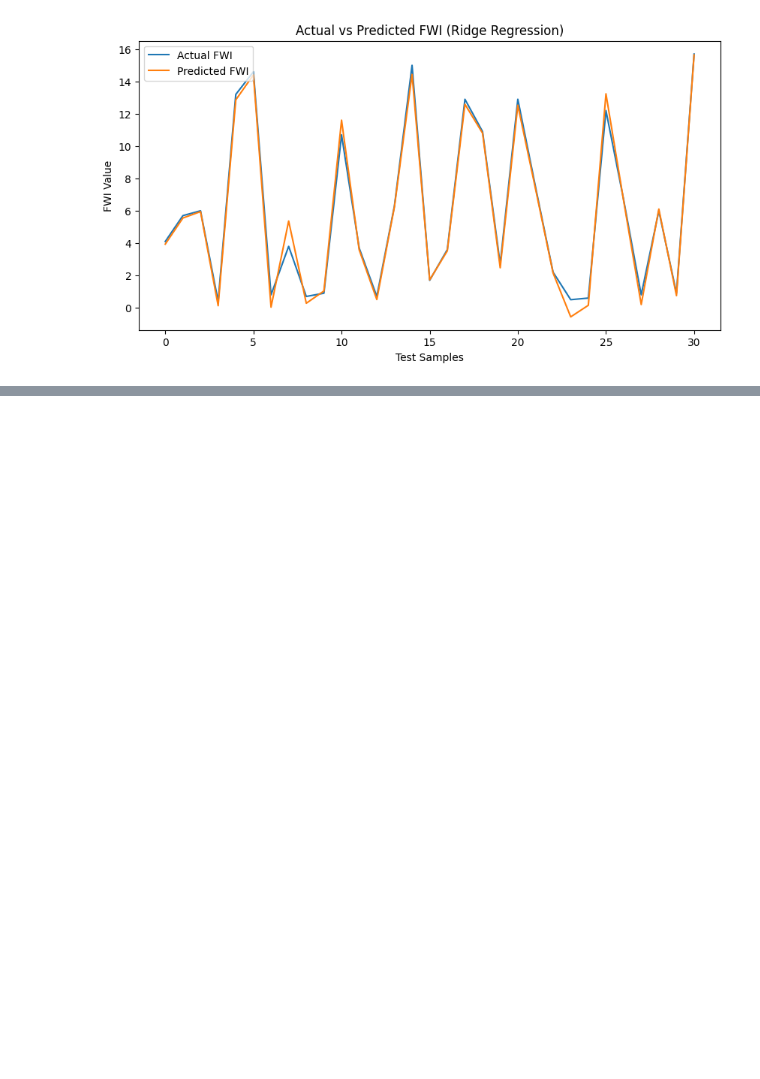
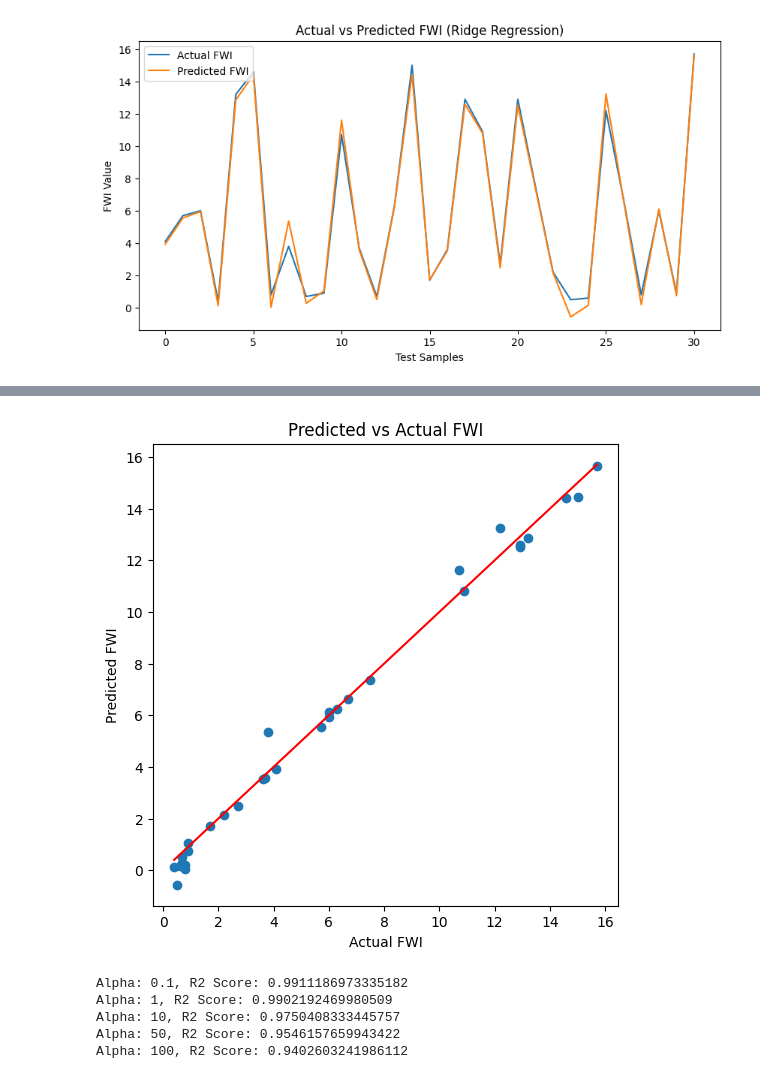
Before and after one commit to Aspire-Infolabs/FWI_Prediction_Batch8, a Jupyter notebook: FWI_Preprocessing_devinandhana.ipynb, the cells around one changed output, grey strips where cells are left out. Saved outputs shown, nothing was run; the diff lists cells and outputs as text; code cells hidden in the pictures; blank space fills up the shorter version.

```diff
--- a/FWI_Preprocessing_devinandhana.ipynb
+++ b/FWI_Preprocessing_devinandhana.ipynb
@@ -361,0 +378,2 @@ plt.show()
+# %%
+y_pred = ridge_model.predict(X_test_scaled)
@@ -361,0 +408,32 @@ plt.show()
+# %%
+plt.figure(figsize=(6,6))
+plt.scatter(y_test, y_pred)
+plt.xlabel("Actual FWI")
+plt.ylabel("Predicted FWI")
+plt.title("Predicted vs Actual FWI")
+plt.plot([y_test.min(), y_test.max()],
+         [y_test.min(), y_test.max()],
+         color='red')
+plt.show()
+# %% [output]
+[figure, added]
+# %%
+from sklearn.linear_model import Ridge
+
+alphas = [0.1, 1, 10, 50, 100]
+r2_scores = []
+
+for a in alphas:
+    model = Ridge(alpha=a)
+    model.fit(X_train_scaled, y_train)
+    pred = model.predict(X_test_scaled)
+    r2_scores.append(r2_score(y_test, pred))
+
+for a, score in zip(alphas, r2_scores):
+    print(f"Alpha: {a}, R2 Score: {score}")
+# %% [output]
+Alpha: 0.1, R2 Score: 0.9911186973335182
+Alpha: 1, R2 Score: 0.9902192469980509
+Alpha: 10, R2 Score: 0.9750408333445757
+Alpha: 50, R2 Score: 0.9546157659943422
+Alpha: 100, R2 Score: 0.9402603241986112
```
Also changed, not shown: parts of 4 cells of this notebook.
